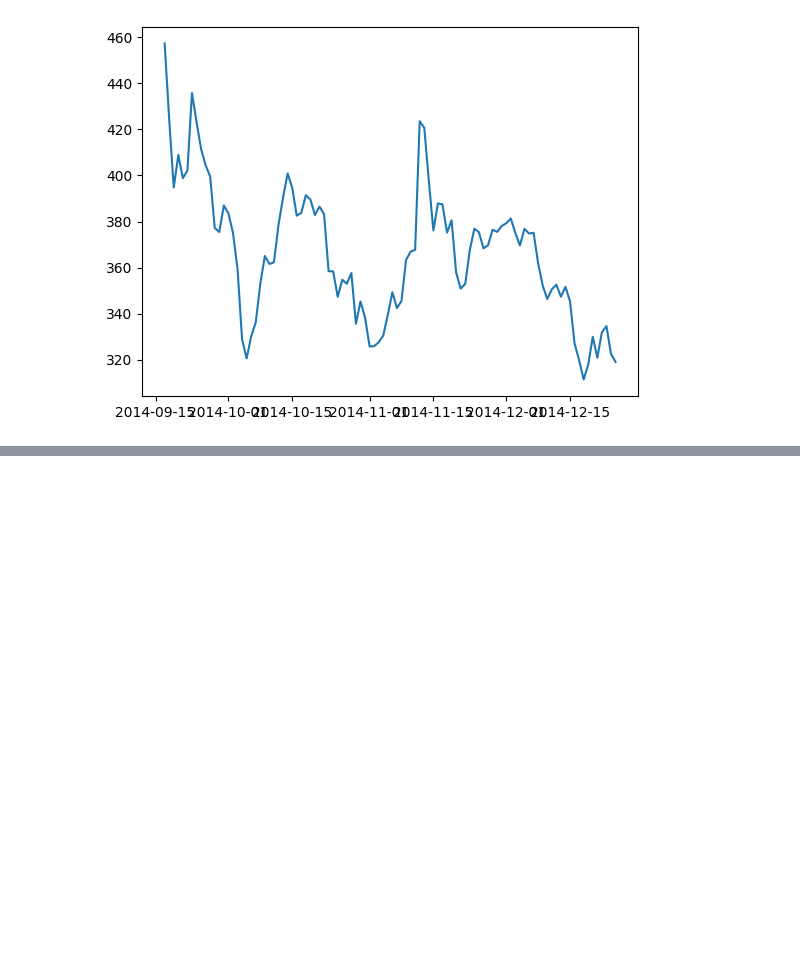
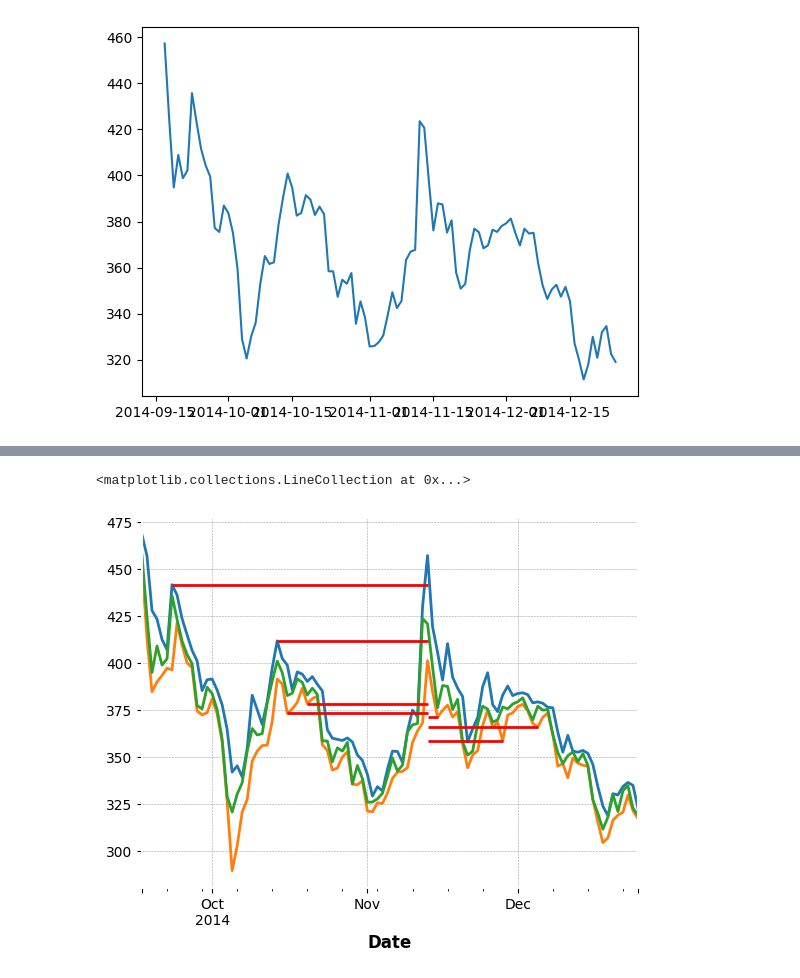
Before and after one commit to Generjet/binance_trader, a Jupyter notebook: jupyter/yfinancExtreme.ipynb, the cells around one changed output, grey strips where cells are left out. Saved outputs shown, nothing was run; the diff lists cells and outputs as text; code cells hidden in the pictures; blank space fills up the shorter version.

```diff
--- a/jupyter/yfinancExtreme.ipynb
+++ b/jupyter/yfinancExtreme.ipynb
@@ -44,0 +87,10 @@ fig.show()
+# %%
+# MATPLOTLIB
+clean_levels = levels[abs(levels.diff() > 0)]
+df.High.plot()
+df.Low.plot()
+df.Close.plot()
+plt.hlines(clean_levels, xmin=clean_levels.index, xmax=clean_levels.index[-1], colors='red')
+# %% [output]
+<matplotlib.collections.LineCollection at 0x...>
+[figure, added]
```
Also changed, not shown: parts of 9 cells of this notebook.
